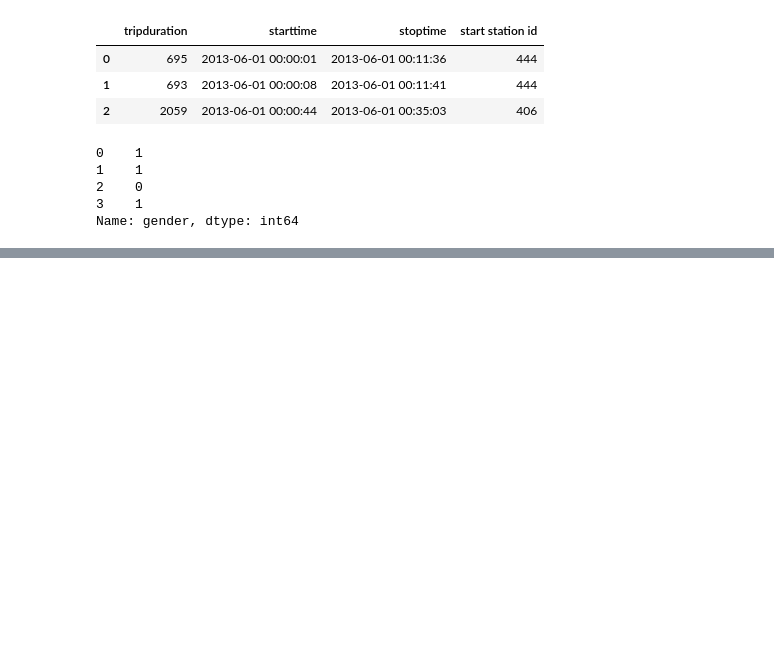
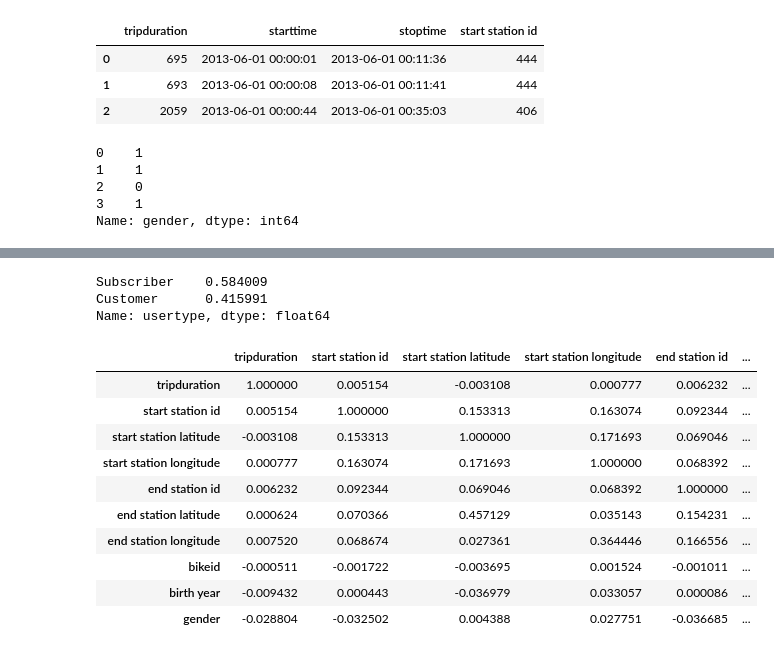
Before and after one commit to prog815/coursera-python-for-data-science, a Jupyter notebook: 4_prep_data.ipynb, the cells around one changed output, grey strips where cells are left out. Cells and saved outputs as stored; diff of their text form; code cells hidden in the pictures; blank space fills up the shorter version.

```diff
--- a/4_prep_data.ipynb
+++ b/4_prep_data.ipynb
@@ -190,0 +203,20 @@ Name: gender, dtype: int64
+# %%
+df['usertype'].value_counts(normalize=True)
+# %% [output]
+Subscriber    0.584009
+Customer      0.415991
+Name: usertype, dtype: float64
+# %%
+df.corr()
+# %% [output]
+|  | tripduration | start station id | start station latitude | start station longitude | end station id | ... |
+| tripduration | 1.000000 | 0.005154 | -0.003108 | 0.000777 | 0.006232 | ... |
+| start station id | 0.005154 | 1.000000 | 0.153313 | 0.163074 | 0.092344 | ... |
+| start station latitude | -0.003108 | 0.153313 | 1.000000 | 0.171693 | 0.069046 | ... |
+| start station longitude | 0.000777 | 0.163074 | 0.171693 | 1.000000 | 0.068392 | ... |
+| end station id | 0.006232 | 0.092344 | 0.069046 | 0.068392 | 1.000000 | ... |
+| end station latitude | 0.000624 | 0.070366 | 0.457129 | 0.035143 | 0.154231 | ... |
+| end station longitude | 0.007520 | 0.068674 | 0.027361 | 0.364446 | 0.166556 | ... |
+| bikeid | -0.000511 | -0.001722 | -0.003695 | 0.001524 | -0.001011 | ... |
+| birth year | -0.009432 | 0.000443 | -0.036979 | 0.033057 | 0.000086 | ... |
+| gender | -0.028804 | -0.032502 | 0.004388 | 0.027751 | -0.036685 | ... |
```
Also changed, not shown: parts of 3 cells of this notebook.
